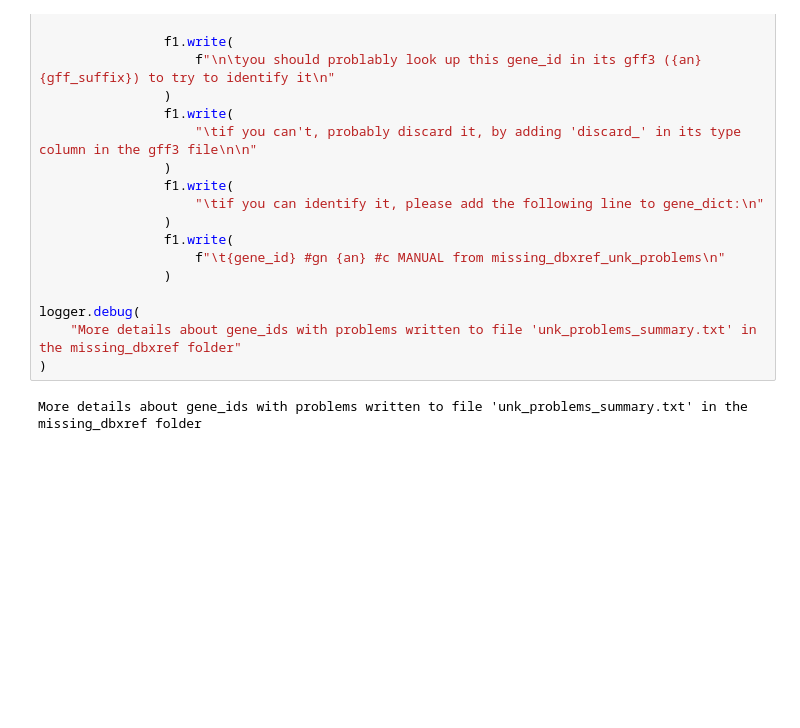
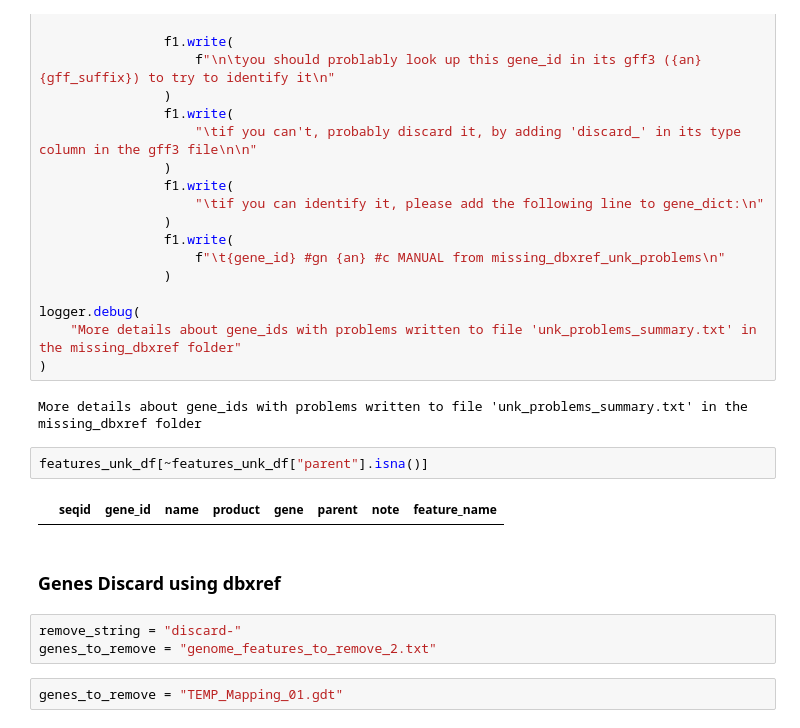
Before and after one commit to brenodupin/gdt, a Jupyter notebook: notebooks/AN_missing_dbxref.ipynb, the cells around one changed output. Cells and saved outputs as stored; diff of their text form; blank space fills up the shorter version.

```diff
--- a/notebooks/AN_missing_dbxref.ipynb
+++ b/notebooks/AN_missing_dbxref.ipynb
@@ -781,3 +899,14 @@ logger.debug(
 )
 # %% [output]
 More details about gene_ids with problems written to file 'unk_problems_summary.txt' in the missing_dbxref folder
+# %%
+features_unk_df[~features_unk_df["parent"].isna()]
+# %% [output]
+|  | seqid | gene_id | name | product | gene | parent | note | feature_name |
+# %% [markdown]
+### Genes Discard using dbxref
+# %%
+remove_string = "discard-"
+genes_to_remove = "genome_features_to_remove_2.txt"
+# %%
+genes_to_remove = "TEMP_Mapping_01.gdt"
```
Also changed, not shown: parts of 17 cells of this notebook.
